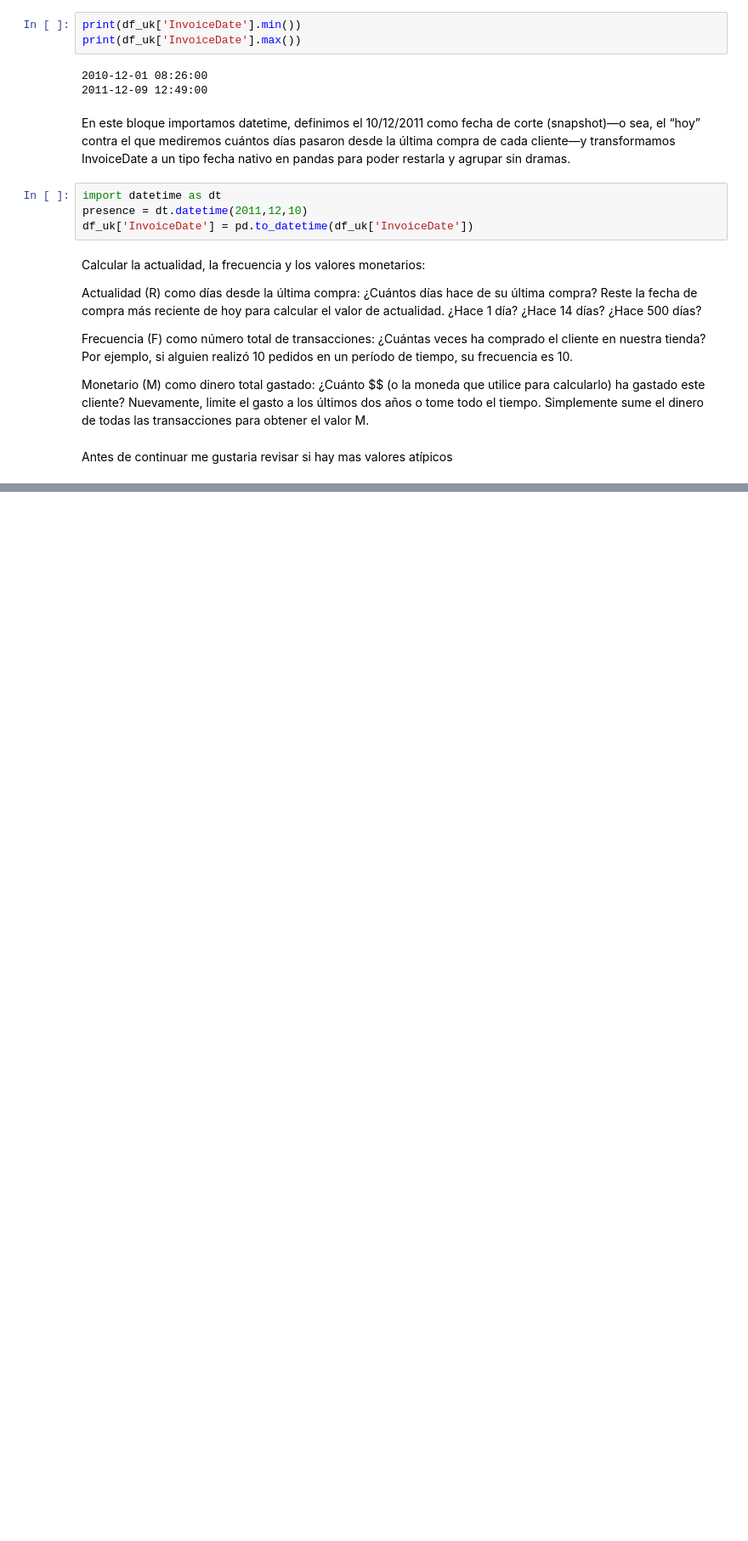
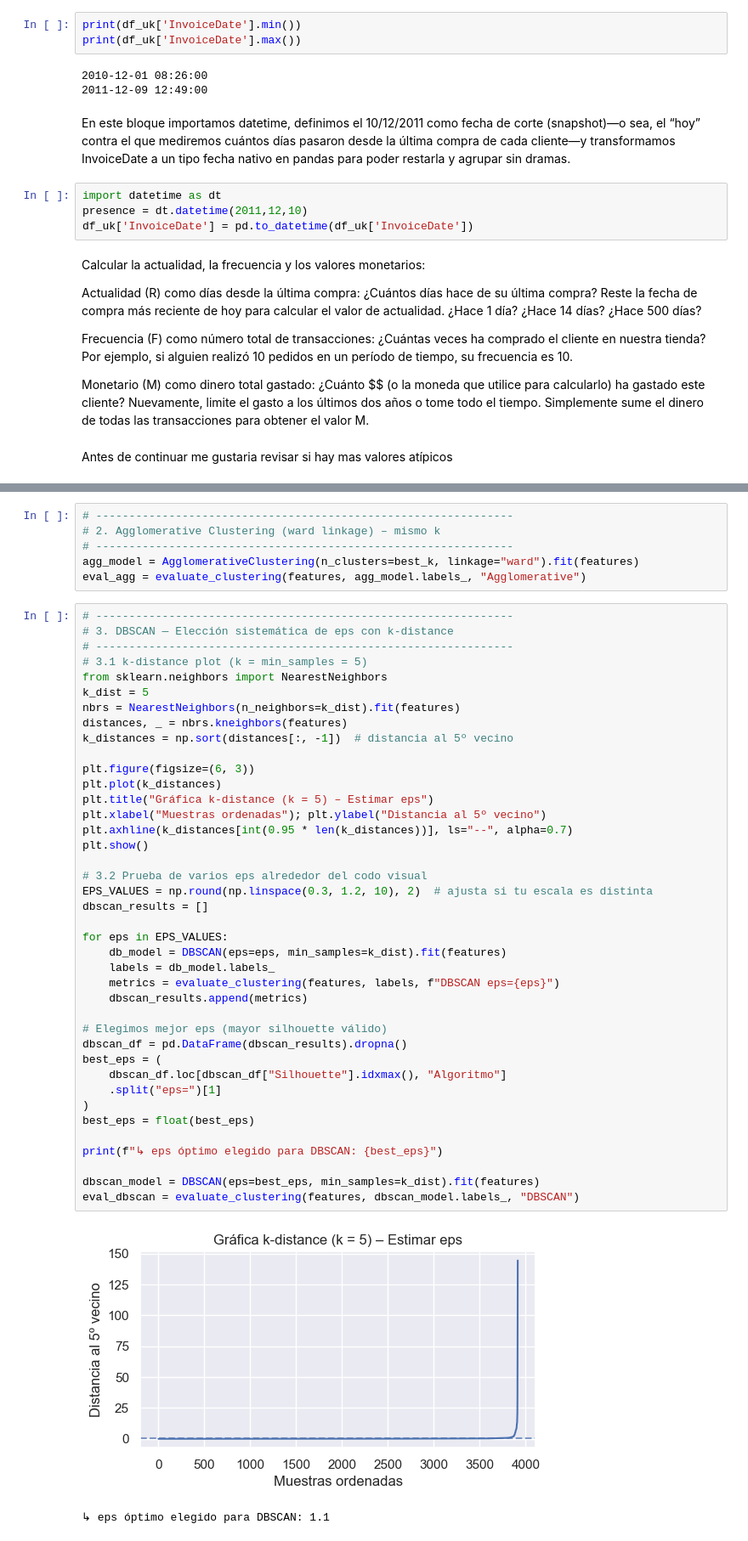
Before and after one commit to alvarotoledo01/Parcial2_OnlineRetail, a Jupyter notebook: notebook.ipynb, the cells around one changed output, grey strips where cells are left out. Shown at 85% size. Saved outputs shown, nothing was run; the diff lists cells and outputs as text; blank space fills up the shorter version.

```diff
--- a/notebook.ipynb
+++ b/notebook.ipynb
@@ -516,0 +655,49 @@ Registros potencialmente imposibles: 431
+# %%
+# ---------------------------------------------------------------
+# 2. Agglomerative Clustering (ward linkage) – mismo k
+# ---------------------------------------------------------------
+agg_model = AgglomerativeClustering(n_clusters=best_k, linkage="ward").fit(features)
+eval_agg = evaluate_clustering(features, agg_model.labels_, "Agglomerative")
+# %%
+# ---------------------------------------------------------------
+# 3. DBSCAN — Elección sistemática de eps con k-distance
+# ---------------------------------------------------------------
+# 3.1 k-distance plot (k = min_samples = 5)
+from sklearn.neighbors import NearestNeighbors
+k_dist = 5
+nbrs = NearestNeighbors(n_neighbors=k_dist).fit(features)
+distances, _ = nbrs.kneighbors(features)
+k_distances = np.sort(distances[:, -1])  # distancia al 5º vecino
+
+plt.figure(figsize=(6, 3))
+plt.plot(k_distances)
+plt.title("Gráfica k-distance (k = 5) – Estimar eps")
+plt.xlabel("Muestras ordenadas"); plt.ylabel("Distancia al 5º vecino")
+plt.axhline(k_distances[int(0.95 * len(k_distances))], ls="--", alpha=0.7)
+plt.show()
+
+# 3.2 Prueba de varios eps alrededor del codo visual
+EPS_VALUES = np.round(np.linspace(0.3, 1.2, 10), 2)  # ajusta si tu escala es distinta
+dbscan_results = []
+
+for eps in EPS_VALUES:
+    db_model = DBSCAN(eps=eps, min_samples=k_dist).fit(features)
+    labels = db_model.labels_
+    metrics = evaluate_clustering(features, labels, f"DBSCAN eps={eps}")
+    dbscan_results.append(metrics)
+
+# Elegimos mejor eps (mayor silhouette válido)
+dbscan_df = pd.DataFrame(dbscan_results).dropna()
+best_eps = (
+    dbscan_df.loc[dbscan_df["Silhouette"].idxmax(), "Algoritmo"]
+    .split("eps=")[1]
+)
+best_eps = float(best_eps)
+
+print(f"↳ eps óptimo elegido para DBSCAN: {best_eps}")
+
+dbscan_model = DBSCAN(eps=best_eps, min_samples=k_dist).fit(features)
+eval_dbscan = evaluate_clustering(features, dbscan_model.labels_, "DBSCAN")
+# %% [output]
+[figure, added]
+↳ eps óptimo elegido para DBSCAN: 1.1
```
Also changed, not shown: parts of 13 cells of this notebook.
